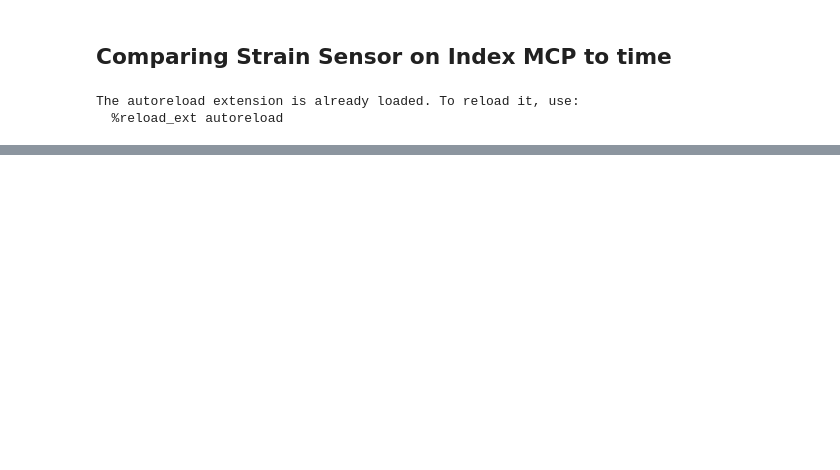
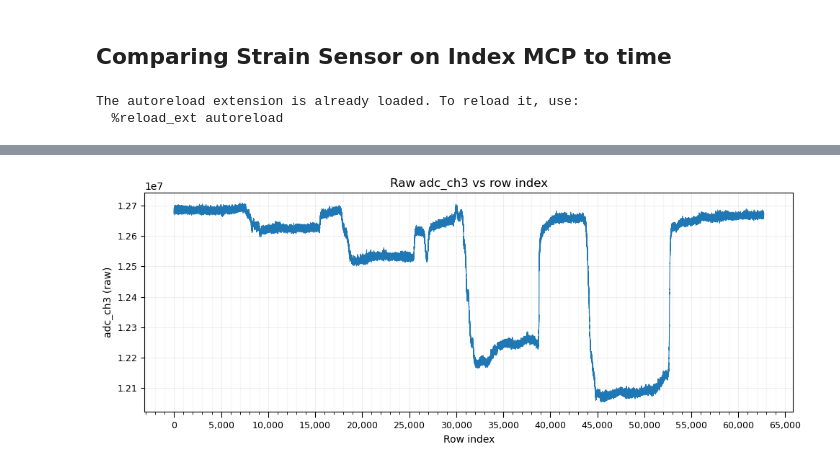
Before and after one commit to neuralengatberkeley/Strain-Sensor-, a Jupyter notebook: Code/analysis/Tom marble.ipynb, the cells around one changed output, grey strips where cells are left out. Cells and saved outputs as stored; diff of their text form; code cells hidden in the pictures; blank space fills up the shorter version.

```diff
--- a/Code/analysis/Tom marble.ipynb
+++ b/Code/analysis/Tom marble.ipynb
@@ -63,0 +35,50 @@ d
+# %%
+import matplotlib.ticker as mticker
+
+# --- given marker file path (yours) ---
+h_cal_path = os.path.join(
+    path_to_repository,
+    "CSV Data/9_9_25/block calibration/2025_09_18_09_56_56_R/data_spacebar_2025_09_18_09_56_56.csv"
+)
+
+# Derive matching ADC file
+adc_path = h_cal_path.replace("data_spacebar_", "data_adc_")
+
+# Load ADC CSV and pull adc_ch3 as a numeric Series
+adc_df = pd.read_csv(adc_path)
+y_raw = pd.to_numeric(adc_df["adc_ch3"], errors="coerce")
+
+# Optional: downsample for speed if huge (keep every 'step' point)
+step = 1  # set to 2/3/... to thin the plot
+y_plot = y_raw.iloc[::step].reset_index(drop=True)
+x_plot = np.arange(len(y_plot))
+
+# ---- Plot: raw adc_ch3 vs row index with denser ticks ----
+plt.figure(figsize=(10, 4))
+plt.plot(x_plot, y_plot.values, linewidth=0.8)
+
+ax = plt.gca()
+
+# 1) More major ticks (aim for ~15 labeled ticks)
+ax.xaxis.set_major_locator(mticker.MaxNLocator(nbins=15, prune=None))
+
+# 2) Minor ticks between majors (e.g., 5)
+ax.xaxis.set_minor_locator(mticker.AutoMinorLocator(5))
+
+# 3) Make ticks readable
+ax.tick_params(axis="x", which="major", length=6)
+ax.tick_params(axis="x", which="minor", length=3)
+ax.tick_params(axis="both", which="both", labelsize=9)
+
+# 4) Show thousands separators on x
+ax.xaxis.set_major_formatter(mticker.FuncFormatter(lambda v, p: f"{int(v):,}"))
+
+plt.xlabel("Row index")
+plt.ylabel("adc_ch3 (raw)")
+plt.title("Raw adc_ch3 vs row index")
+plt.grid(alpha=0.2, which="major")
+plt.grid(alpha=0.1, which="minor", axis="x")
+plt.tight_layout()
+plt.show()
+# %% [output]
+[figure, added]
```
Also changed, not shown: parts of 8 cells of this notebook, 40 other files.
